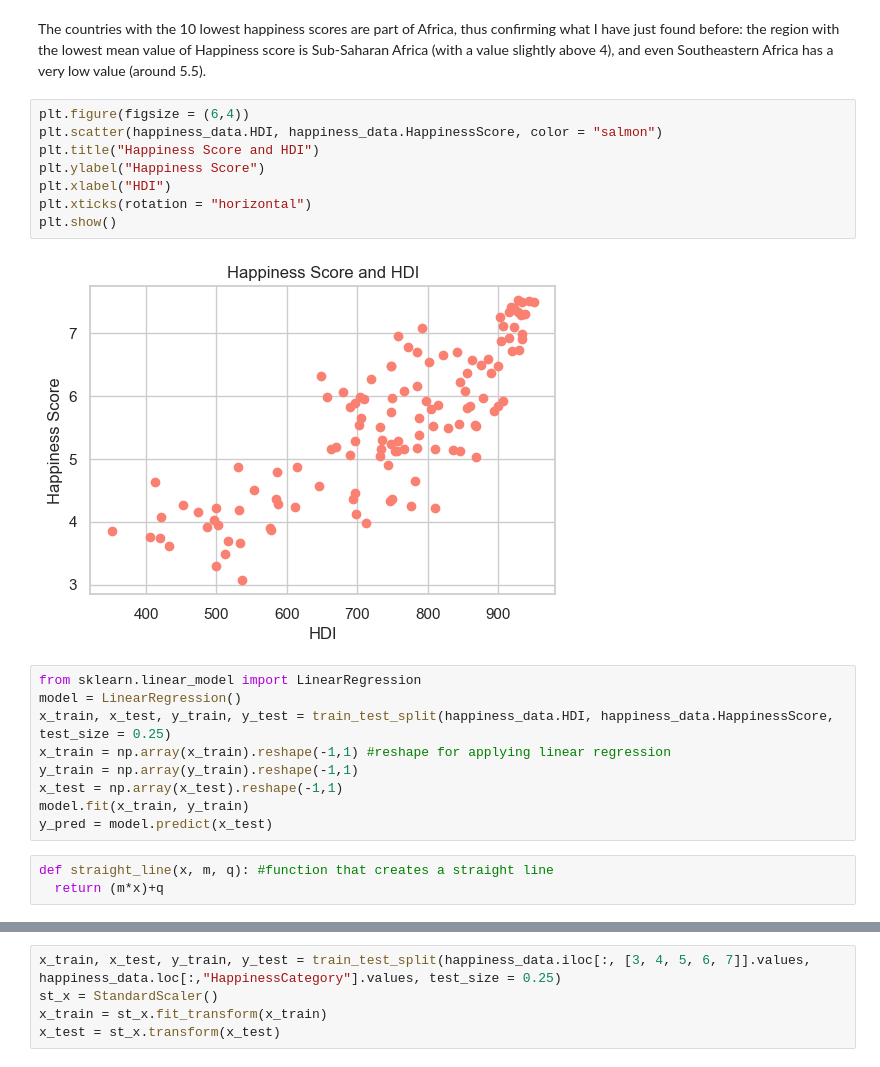
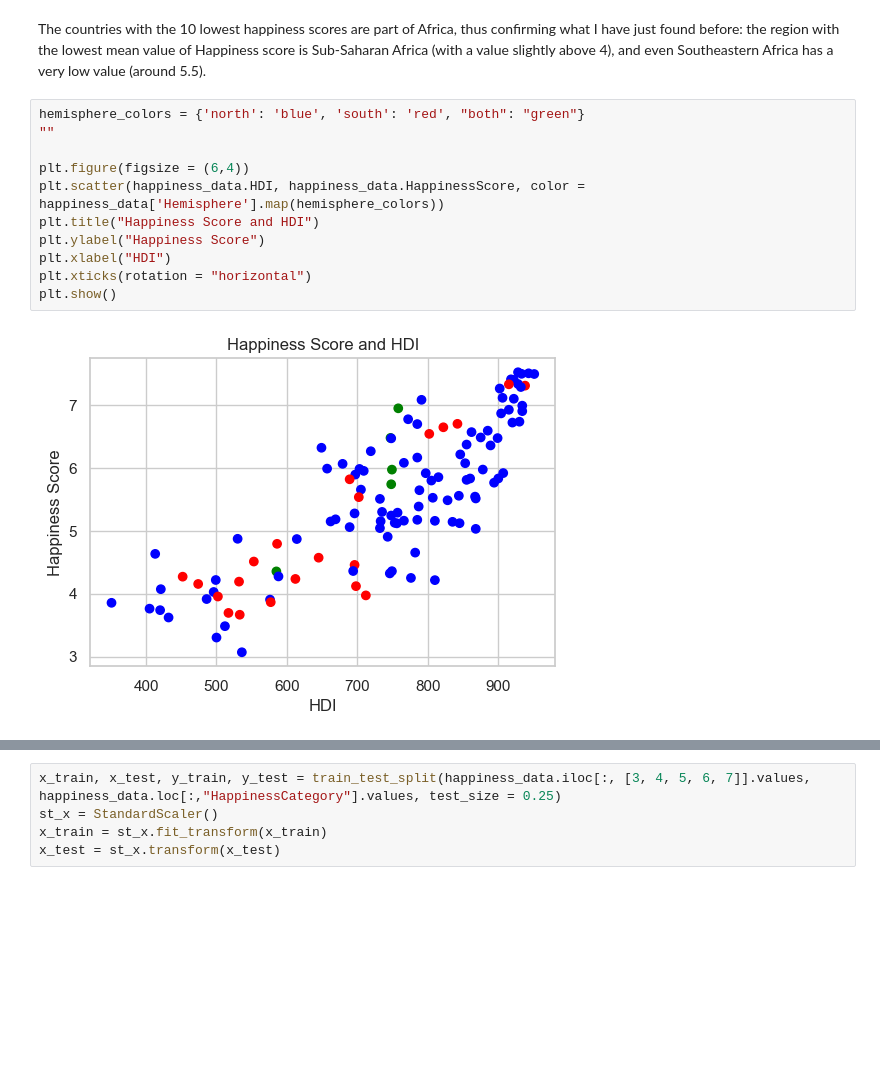
Before and after one commit to alessiasanfelici/Social_Research_Project, a Jupyter notebook: Alchool and Happiness.ipynb, the cells around one changed output, grey strips where cells are left out. Drawn from its saved outputs; the diff is of its cells as text; blank space fills up the shorter version.

```diff
--- a/Alchool and Happiness.ipynb
+++ b/Alchool and Happiness.ipynb
@@ -168,24 +167,15 @@ Name: HappinessScore, dtype: float64
 # %% [markdown]
 The countries with the 10 lowest happiness scores are part of Africa, thus confirming what I have just found before: the region with the lowest mean value of Happiness score is Sub-Saharan Africa (with a value slightly above 4), and even Southeastern Africa has a very low value (around 5.5).
 # %%
+hemisphere_colors = {'north': 'blue', 'south': 'red', "both": "green"}
+""
+
 plt.figure(figsize = (6,4))
-plt.scatter(happiness_data.HDI, happiness_data.HappinessScore, color = "salmon")
+plt.scatter(happiness_data.HDI, happiness_data.HappinessScore, color = happiness_data['Hemisphere'].map(hemisphere_colors))
 plt.title("Happiness Score and HDI")
 plt.ylabel("Happiness Score")
 plt.xlabel("HDI")
 plt.xticks(rotation = "horizontal")
 plt.show()
 # %% [output]
-[figure, old version]
+[figure, new version]
-# %%
-from sklearn.linear_model import LinearRegression
-model = LinearRegression()
-x_train, x_test, y_train, y_test = train_test_split(happiness_data.HDI, happiness_data.HappinessScore, test_size = 0.25)
-x_train = np.array(x_train).reshape(-1,1) #reshape for applying linear regression
-y_train = np.array(y_train).reshape(-1,1)
-x_test = np.array(x_test).reshape(-1,1)
-model.fit(x_train, y_train)
-y_pred = model.predict(x_test)
-# %%
-def straight_line(x, m, q): #function that creates a straight line
-  return (m*x)+q
```
Also changed, not shown: parts of 14 cells of this notebook.
